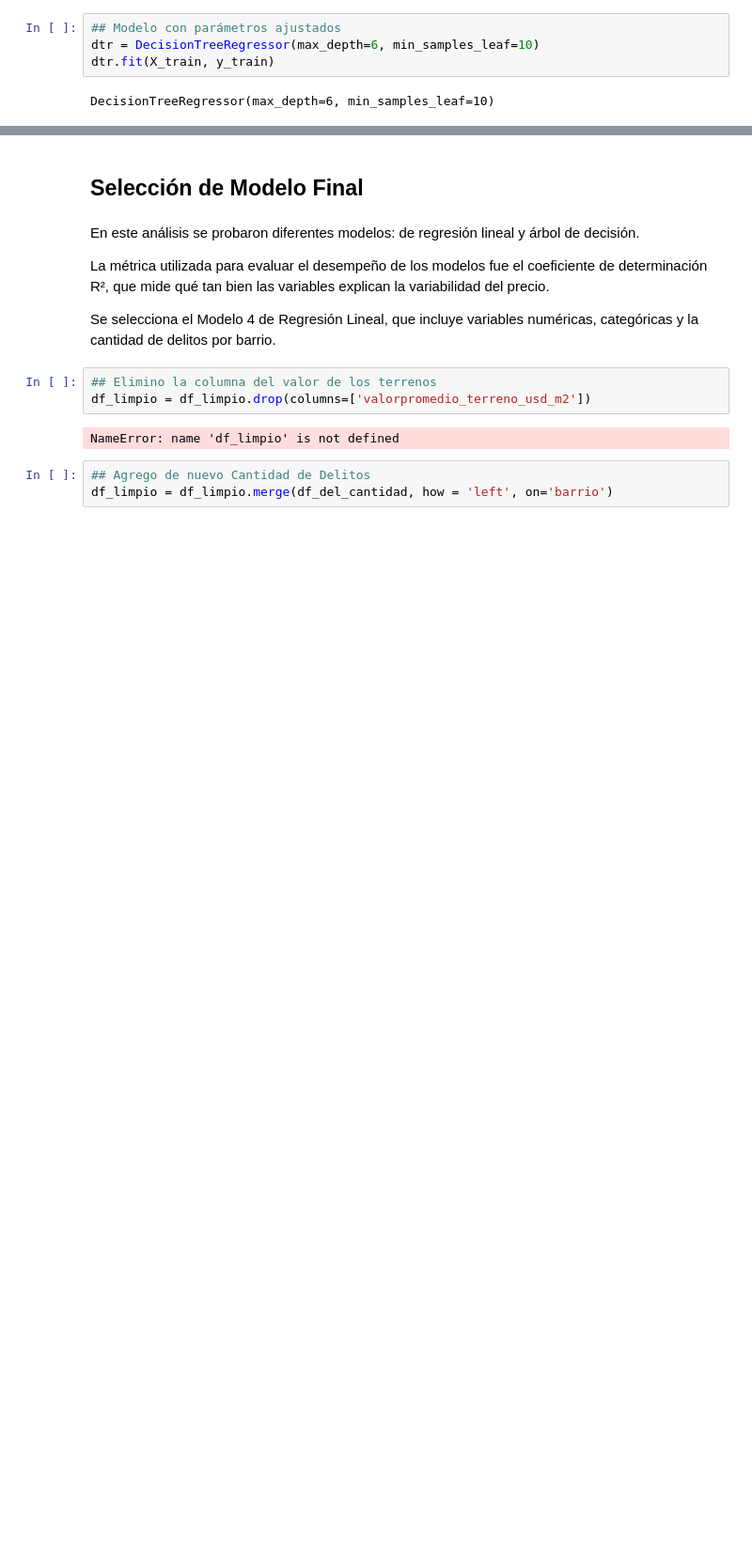
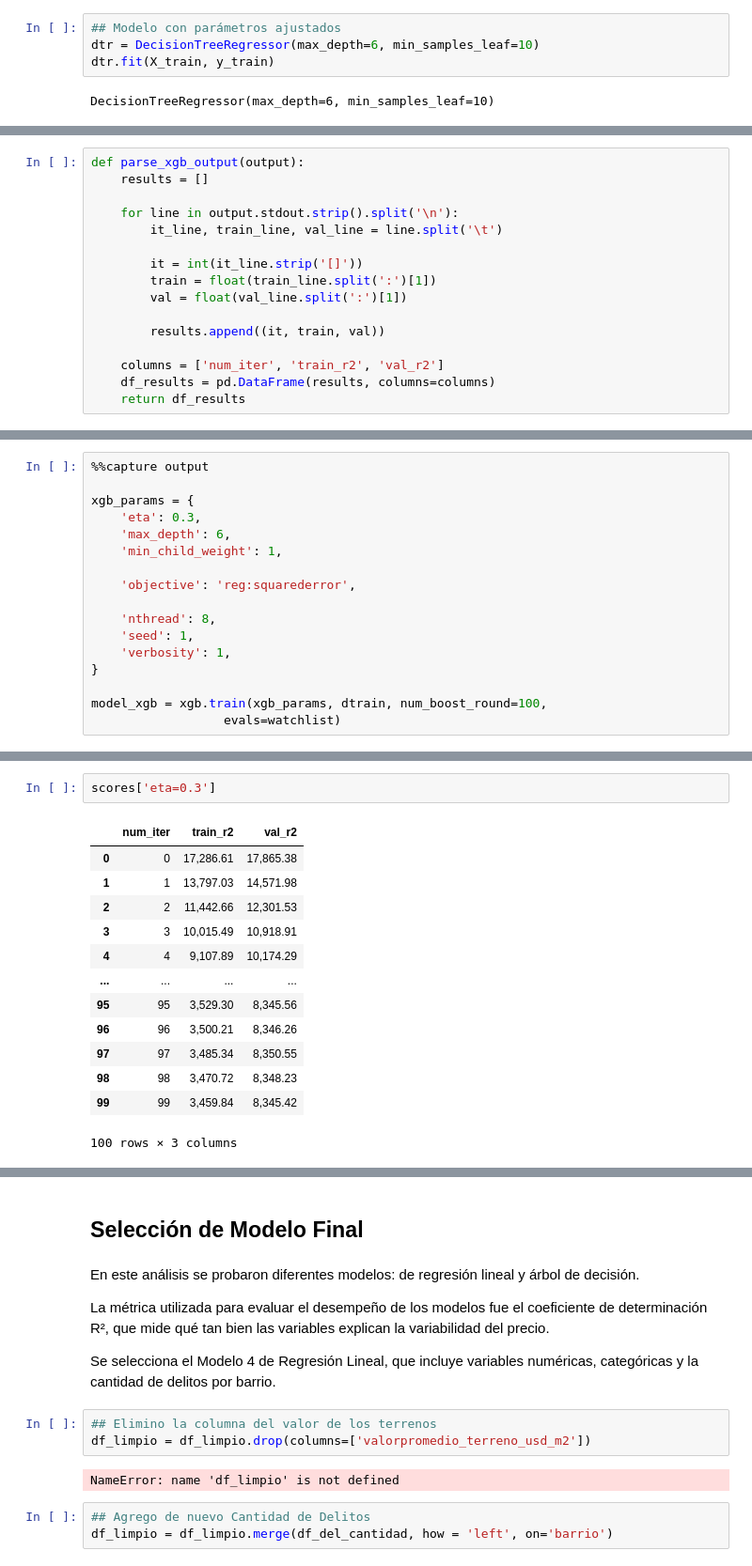
Before and after one commit to caro6852lq/MachineLearning_PredictPricesProperties, a Jupyter notebook: Notebook/notebook.ipynb, the cells around one changed output, grey strips where cells are left out. Shown at 94% size. Cells and saved outputs as stored; diff of their text form; blank space fills up the shorter version.

```diff
--- a/Notebook/notebook.ipynb
+++ b/Notebook/notebook.ipynb
@@ -539,0 +688,16 @@ DecisionTreeRegressor(max_depth=6, min_samples_leaf=10)
+# %%
+def parse_xgb_output(output):
+    results = []
+
+    for line in output.stdout.strip().split('\n'):
+        it_line, train_line, val_line = line.split('\t')
+
+        it = int(it_line.strip('[]'))
+        train = float(train_line.split(':')[1])
+        val = float(val_line.split(':')[1])
+
+        results.append((it, train, val))
+
+    columns = ['num_iter', 'train_r2', 'val_r2']
+    df_results = pd.DataFrame(results, columns=columns)
+    return df_results
@@ -539,0 +706,17 @@ DecisionTreeRegressor(max_depth=6, min_samples_leaf=10)
+# %%
+%%capture output
+
+xgb_params = {
+    'eta': 0.3,
+    'max_depth': 6,
+    'min_child_weight': 1,
+
+    'objective': 'reg:squarederror',
+
+    'nthread': 8,
+    'seed': 1,
+    'verbosity': 1,
+}
+
+model_xgb = xgb.train(xgb_params, dtrain, num_boost_round=100,
+                  evals=watchlist)
@@ -539,0 +753,16 @@ DecisionTreeRegressor(max_depth=6, min_samples_leaf=10)
+# %%
+scores['eta=0.3']
+# %% [output]
+|  | num_iter | train_r2 | val_r2 |
+| 0 | 0 | 17,286.61 | 17,865.38 |
+| 1 | 1 | 13,797.03 | 14,571.98 |
+| 2 | 2 | 11,442.66 | 12,301.53 |
+| 3 | 3 | 10,015.49 | 10,918.91 |
+| 4 | 4 | 9,107.89 | 10,174.29 |
+| ... | ... | ... | ... |
+| 95 | 95 | 3,529.30 | 8,345.56 |
+| 96 | 96 | 3,500.21 | 8,346.26 |
+| 97 | 97 | 3,485.34 | 8,350.55 |
+| 98 | 98 | 3,470.72 | 8,348.23 |
+| 99 | 99 | 3,459.84 | 8,345.42 |
+100 rows × 3 columns
```
Also changed, not shown: parts of 30 cells of this notebook.
